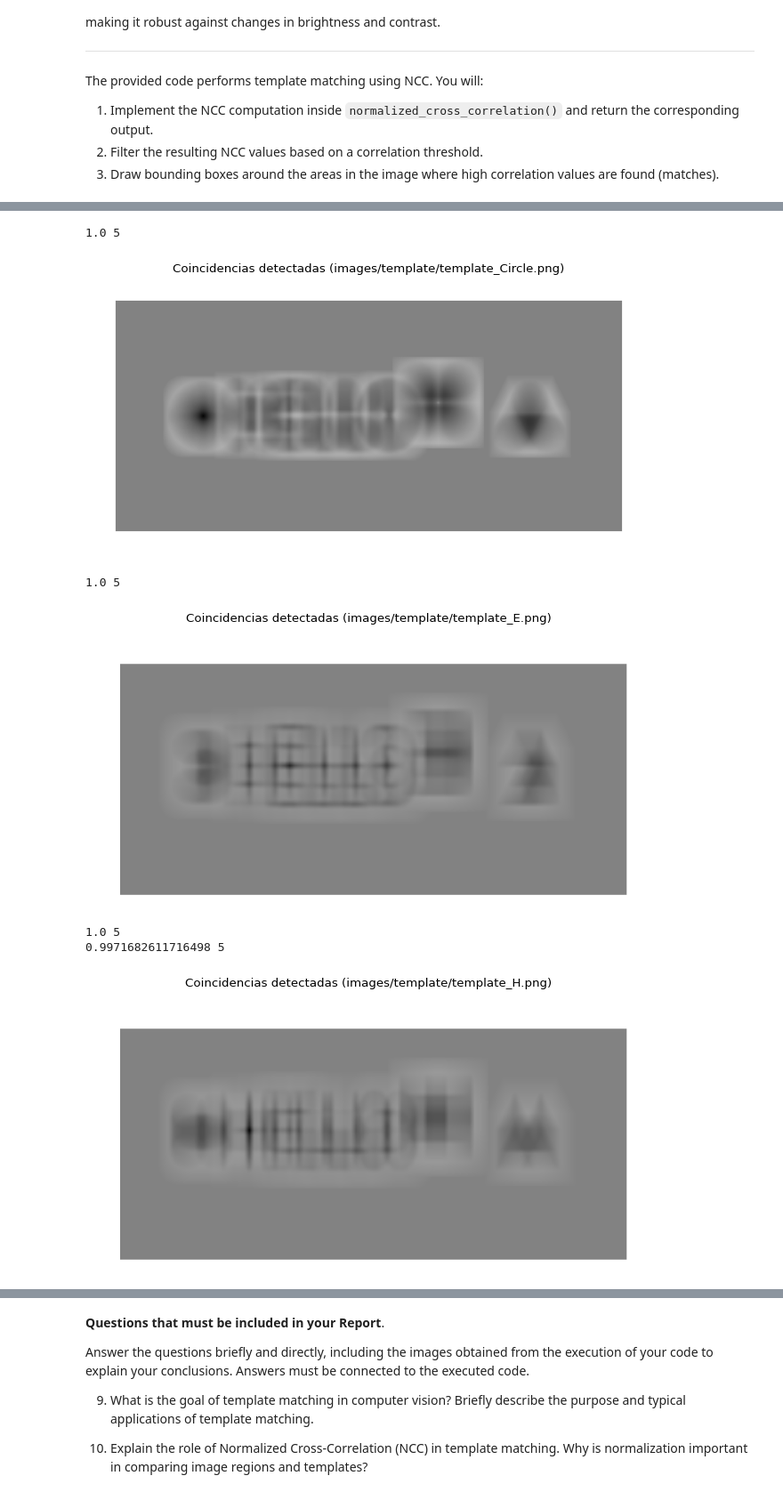
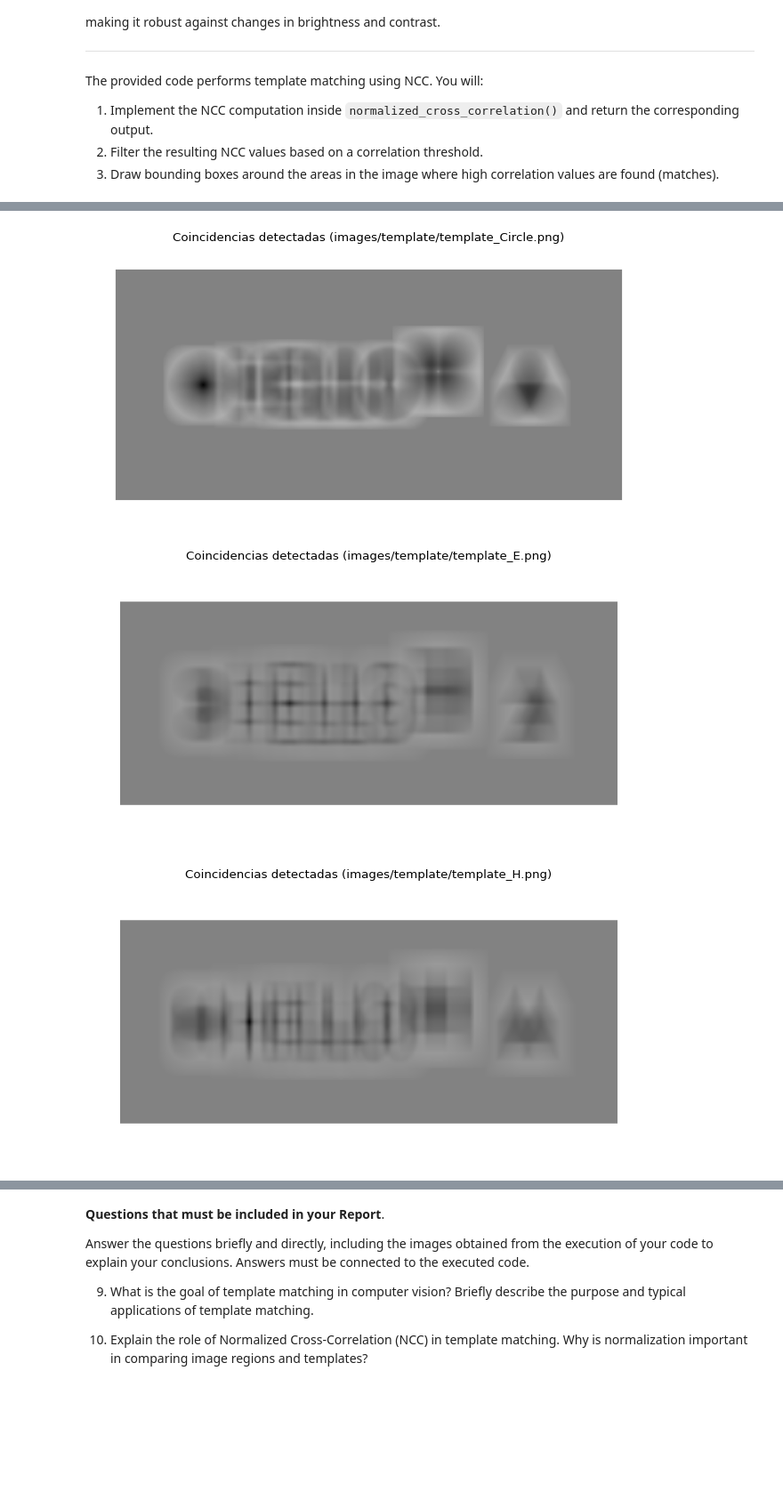
Before and after one commit to Pablo-H-H/Proyecto-1-Vision-Por-Computador, a Jupyter notebook: Project1.ipynb, the cells around one changed output, grey strips where cells are left out. Shown at 89% size. Saved outputs shown, nothing was run; the diff lists cells and outputs as text; code cells hidden in the pictures; blank space fills up the shorter version.

Commit message:
Optimizacion al Tempalte Matching

```diff
--- a/Project1.ipynb
+++ b/Project1.ipynb
@@ -654,8 +657,6 @@ def draw_bounding_boxesDIF(image, matches, template_shape):
     for level, (y, x) in matches:
         # Draw rectangle (bounding box)
         output_image[y + tmpl_height//2, x + tmpl_width//2] = 255 - ((level * 125) + 125 ) # Change this gray level as needed.
-        if output_image[y + tmpl_height//2, x + tmpl_width//2] < 10 :
-            print(level, output_image[y + tmpl_height//2, x + tmpl_width//2])
 
     return output_image
 # %%
@@ -781,10 +717,20 @@ def normalized_cross_correlationDIF(image, template):
+# %%
+def filter_results(ncc_result, threshold):
+  # Filter the results for high correlation values
+  high_correlation_results = []
+  for value, (x, y) in ncc_result:
+    if value > threshold or value < -threshold:
+      high_correlation_results.append((value, (x, y)))
+      if(value < -threshold):
+        print(value, (x, y))
+
+  return high_correlation_results
 # %%
-def filter_results(ncc_result, threshold):
+def filter_resultsDIF(ncc_result, threshold):
   # Filter the results for high correlation values
   high_correlation_results = []
   for value, (x, y) in ncc_result:
-    if value > threshold:
-    # if value > threshold:
+    if value > -10:
       high_correlation_results.append((value, (x, y)))
 
   return high_correlation_results
@@ -801,7 +737,7 @@ def filter_resultsDIF(ncc_result, threshold):
 # %%
 # Load image
 image = cv2.imread("images/template/template_example.png", 0)
-image = np.pad(image, 0)
+image = np.pad(image, 100)
 
 # Load templates
 files_path = ["images/template/template_Circle.png",
@@ -869,44 +805,34 @@ templates = load_templates(files_path)
 # Store matches
 all_matches = []
 
-# Set matching threshold
-# threshold = 0.8
-# threshold = 0.6
-threshold = 0.8
 
 i = 0
 # Perform template matching for each template
 for template, shape in templates:
   matches = normalized_cross_correlation(image, template)
-  matches = filter_resultsDIF(matches, threshold)
 
-  all_matches.extend(matches)
   # # Draw bounding boxes around matches
-  result_image = draw_bounding_boxesDIF(image, all_matches, shape)
+  result_image = draw_bounding_boxesDIF(image, matches, shape)
 
   # Display result image
   # Your code goes here!
 
   plt.figure(figsize=(10, 8), dpi=80)
   plt.imshow(cv2.cvtColor(result_image, cv2.COLOR_BGR2RGB))
   plt.title(f"Coincidencias detectadas ({files_path[i]})")
   plt.axis("off")
   plt.show()
   i+=1
 
 
 
 
 plt.figure(figsize=(10, 8), dpi=80)
 plt.imshow(cv2.cvtColor(image, cv2.COLOR_BGR2RGB))
 plt.title("Coincidencias detectadas (NCC)")
 plt.axis("off")
 plt.show()
 # %% [output]
-1.0 5
 [figure]
-1.0 5
-[figure, old version]
+[figure, new version]
-1.0 5
-0.9971682611716498 5
-[figure, old version]
+[figure, new version]
```
Also changed, not shown: parts of 5 cells of this notebook.
